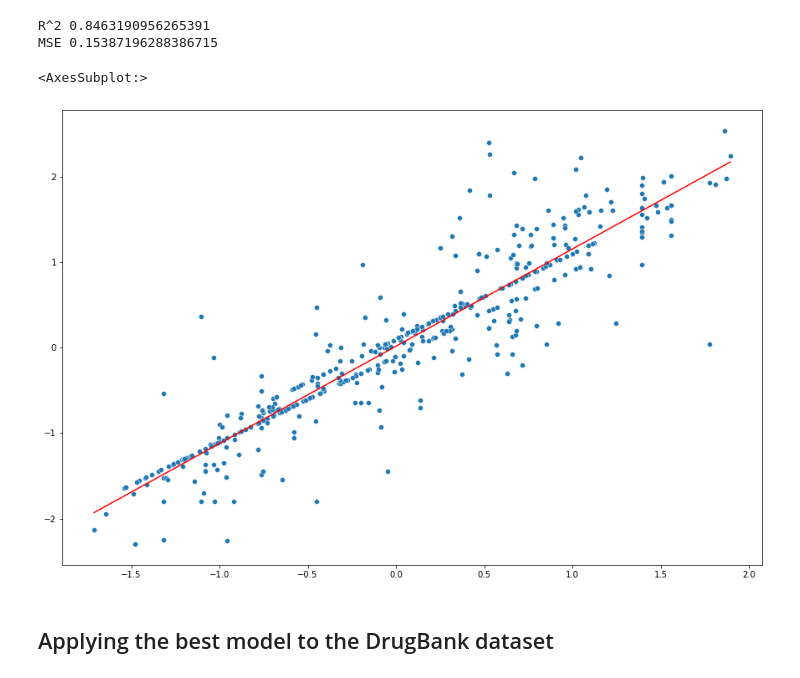
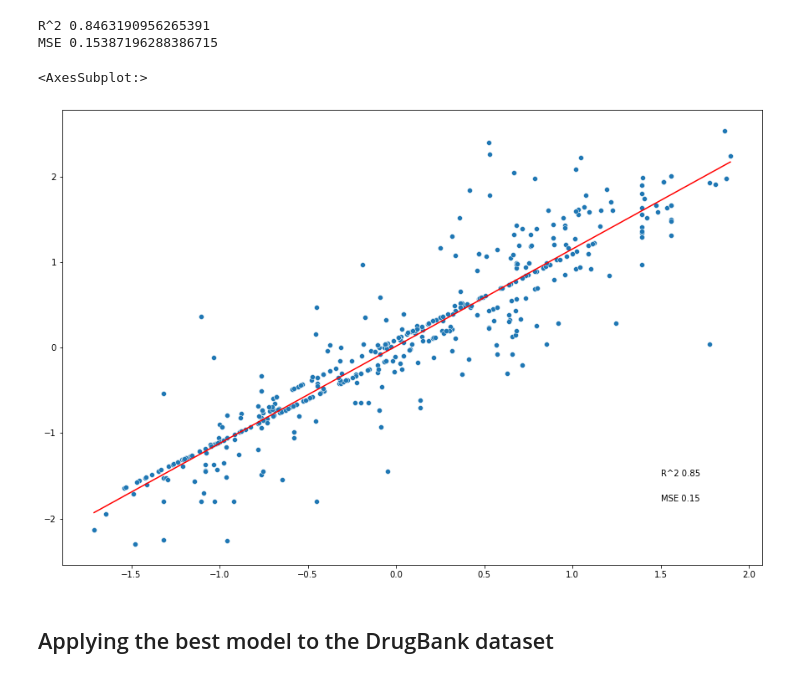
Before and after one commit to lich-uct/cdd2022, a Jupyter notebook: vecerkok/final_project.ipynb, the cells around one changed output. Cells and saved outputs as stored; diff of their text form; code cells hidden in the pictures.

```diff
--- a/vecerkok/final_project.ipynb
+++ b/vecerkok/final_project.ipynb
@@ -438,18 +438,18 @@ MSE 0.15387196288386715
 # %%
 # visualize the train predictions
 fig, ax = plt.subplots(figsize = (15, 10))
 plt.plot(np.unique(y_pred_train_svr_ecfp),
          np.poly1d(np.polyfit(y_pred_train_svr_ecfp, y_train_scaled, 1))(np.unique(y_pred_train_svr_ecfp)),
          color = "red")
-plt.annotate(f"R^2 {explained_variance_score(y_train_scaled, y_pred_train_svr_ecfp):.2f}", (8.5, 5))
-plt.annotate(f"MSE {mean_squared_error(y_train_scaled, y_pred_train_svr_ecfp):.2f}", (8.5, 4.7))
+plt.annotate(f"R^2 {explained_variance_score(y_train_scaled, y_pred_train_svr_ecfp):.2f}", (1.5, -1.5))
+plt.annotate(f"MSE {mean_squared_error(y_train_scaled, y_pred_train_svr_ecfp):.2f}", (1.5, -1.8))
 sns.scatterplot(x = y_pred_train_svr_ecfp,
                 y = y_train_scaled,
                 legend = "brief",
                 ax = ax)
 # %% [output]
 <AxesSubplot:>
-[figure, old version]
+[figure, new version]
 # %% [markdown]
 ## Applying the best model to the DrugBank dataset
 # %% [markdown]
```
Also changed, not shown: parts of 17 cells of this notebook.
